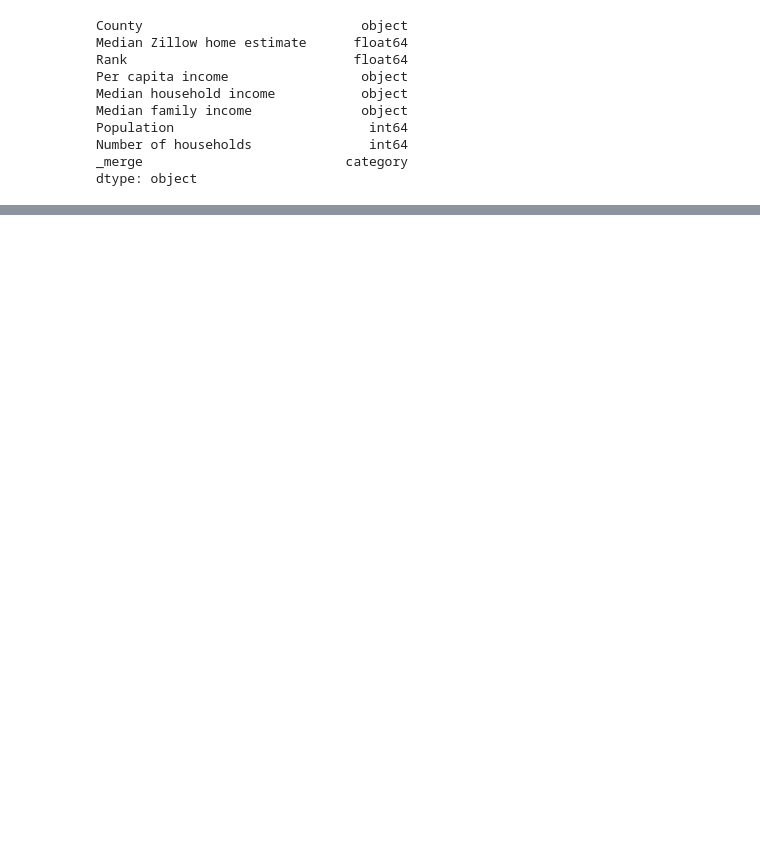
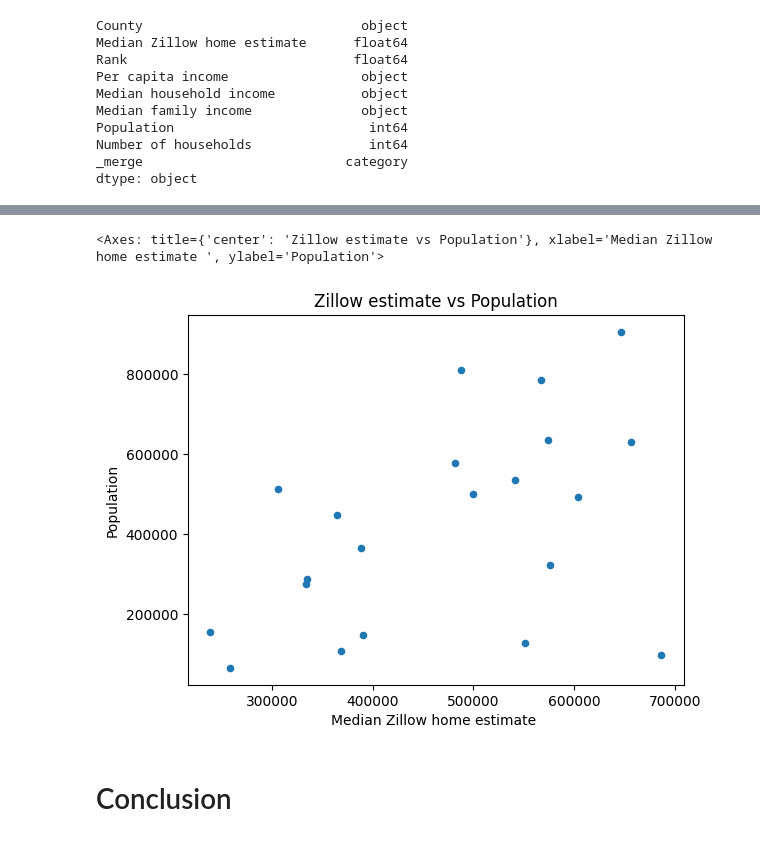
Before and after one commit to jmccahill5/datman, a Jupyter notebook: PS6.ipynb, the cells around one changed output, grey strips where cells are left out. Cells and saved outputs as stored; diff of their text form; code cells hidden in the pictures; blank space fills up the shorter version.

```diff
--- a/PS6.ipynb
+++ b/PS6.ipynb
@@ -1113,0 +1096,2 @@ Countydat2
+# %%
+Countydat2['Per capita income']=Countydat2['Per capita income'].str.replace('$', '')
@@ -1113,0 +1100,4 @@ Countydat2
+# %%
+Countydat2['Median household income']=Countydat2['Median household income'].str.replace(',', '')
+# %%
+Countydat2['Per capita income']=Countydat2['Per capita income'].str.replace(',', '')
@@ -1188,0 +1157,2 @@ ValueError: ignored
+# %%
+mergedCounty['Per capita income'] = mergedCounty['Per capita income'].astype(float)
@@ -1197,5 +1173,8 @@ fig.update_layout(legend=dict(yanchor="top",xanchor="right"),
 # %%
-mergedCounty.plot(x='Median Zillow home estimate ', y='Median household income', kind='scatter', title='Zillow estimate vs income')
+ mergedCounty.plot(x='Median Zillow home estimate ', y='Population', kind='scatter', title='Zillow estimate vs Population')
 
 # Show the plot
 plt.show()
+# %% [output]
+<Axes: title={'center': 'Zillow estimate vs Population'}, xlabel='Median Zillow home estimate ', ylabel='Population'>
+[figure, added]
@@ -1206,0 +1181,2 @@ plt.show()
+# %% [markdown]
+# Conclusion
```
Also changed, not shown: parts of 17 cells of this notebook.
